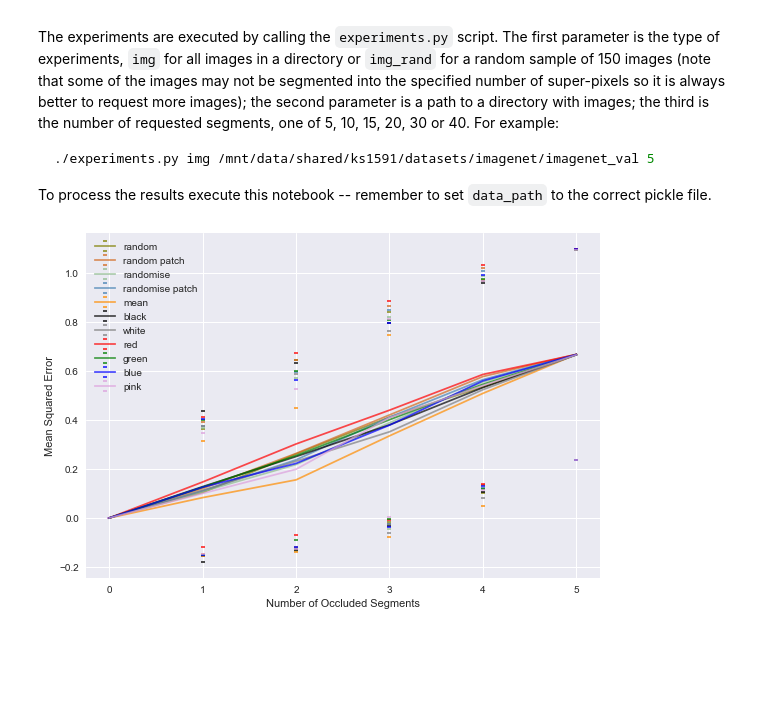
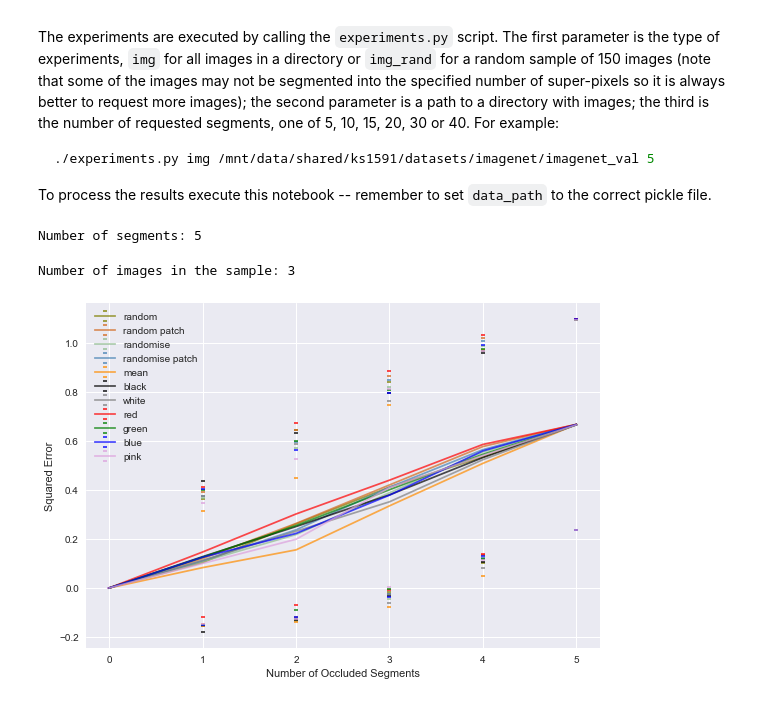
Before and after one commit to So-Cool/bLIMEy, a Jupyter notebook: DAMI_2021/experiments_image.ipynb, the cells around one changed output. Drawn from its saved outputs; the diff is of its cells as text; code cells hidden in the pictures; blank space fills up the shorter version.

```diff
--- a/DAMI_2021/experiments_image.ipynb
+++ b/DAMI_2021/experiments_image.ipynb
@@ -31,9 +31,13 @@ data_path = 'img/intrep_5.pickle'
 with open(data_path, 'rb') as f:
     exp_data = pickle.load(f)
 exp_data_segments = int(os.path.basename(data_path)[7:][:-7])
+print(f'Number of segments: {exp_data_segments}')
+# %% [output]
+Number of segments: 5
 # %%
 # Extract top prediction
 exp_by_colour = {}
+count = 0
 
 for fname in exp_data:
     pred = exp_data[fname][0]
@@ -44,6 +48,7 @@ for fname in exp_data:
     if exp_data[fname][1] is None:
         continue
 
+    count += 1
     for colour in exp:
         if colour not in exp_by_colour:
             exp_by_colour[colour] = {}
@@ -56,5 +61,9 @@ for fname in exp_data:
             exp_by_colour[colour][occlusion_size].append(occlusion_proba_diff)
 
             if occlusion_size == 0:
-                assert np.allclose(occlusion_proba_diff, 0, atol=1e-5)
+                assert np.allclose(occlusion_proba_diff, 0, atol=1e-3)
+
+print(f'Number of images in the sample: {count}')
+# %% [output]
+Number of images in the sample: 3
 # %%
@@ -95,32 +104,32 @@ colours = [
     'black', 'white', 'red', 'green', 'blue', 'pink']
 plot_colours = [
     'olive', 'chocolate', 'darkseagreen', 'steelblue', 'darkorange',
     'k', 'grey', 'r', 'g', 'b', 'plum']
 
 x_ticks = list(range(0, exp_data_segments + 1))
 x_step = 1 if exp_data_segments < 30 else 2
 
 for colour, marker_colour in zip(colours, plot_colours):
     markers, caps, bars = plt.errorbar(
         x_ticks,
         plot_by_colour[colour]['mean'],
         yerr=plot_by_colour[colour]['std'],
         label=colour.replace('-', ' '),
         c=marker_colour,
         **args)
     [bar.set_alpha(0) for bar in bars]
     [bar.remove() for bar in bars]
 
 
-plt.ylabel('Mean Squared Error')
+plt.ylabel('Squared Error')
 plt.xlabel('Number of Occluded Segments')
 
 plt.xticks(np.arange(0, exp_data_segments + 1, step=x_step))
 
 plt.legend(loc='upper left')
 
 plt.tight_layout()
 plt.savefig(f'_figures/intrep_img_{exp_data_segments}.pdf',
             transparent=False, dpi=300, bbox_inches='tight')
 # %% [output]
-[figure, old version]
+[figure, new version]
```
Also changed, not shown: parts of 1 cell of this notebook, 3 other files.
